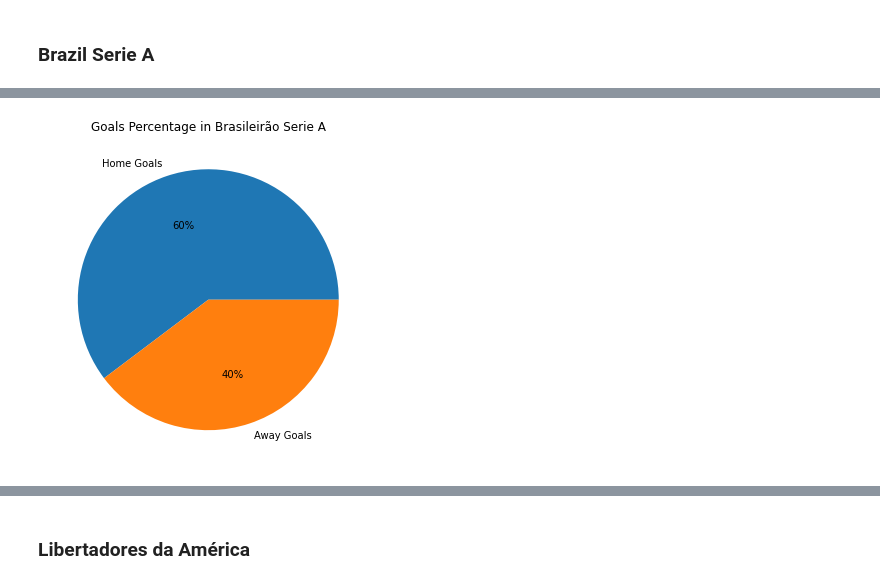
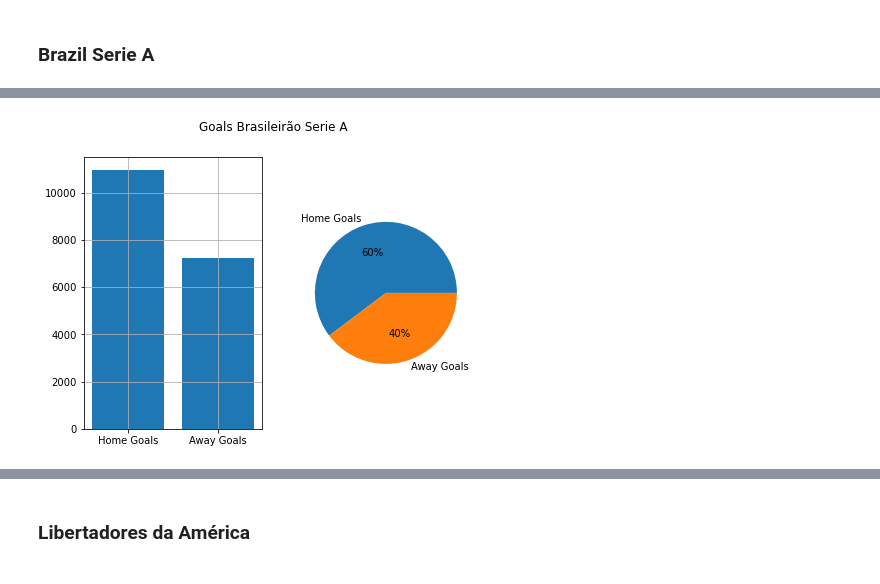
Before and after one commit to IsraelFPM/FootBall-EDA, a Jupyter notebook: GoalsAnalyse.ipynb, the cells around one changed output, grey strips where cells are left out. Drawn from its saved outputs; the diff is of its cells as text; code cells hidden in the pictures.

Commit message:
Adding Barplot and Updating Plots

```diff
--- a/GoalsAnalyse.ipynb
+++ b/GoalsAnalyse.ipynb
@@ -35,7 +36,7 @@ def RegressaoLinear(X, Y):
 Besides Brazilian Champioship and Europe games, all the data sets are from
 www.fbref.com
 # %%
-df_Games_Brasil = pd.read_csv("SerieA.csv", index_col="Unnamed: 0")
+df_Games_Brasil = pd.read_csv("SerieA.csv",sep = ';', index_col="Unnamed: 0")
 df_Copa_Brasil = pd.read_csv("Kaggle/CopaBrasil.csv", sep=";", index_col="Unnamed: 0")
 df_Libertadores = pd.read_csv(
     "Kaggle/Libertadores.csv", sep=";", index_col="Unnamed: 0"
@@ -66,3 +67,6 @@ df_Games_Brasil.head()
 | 4 | 2003 | 2003-03-30 | 09:00 | 1 | Estádio Beira-Rio | NaN | NaN | NaN | Internacional | Ponte Preta | ... |
 5 rows × 36 columns
 [interactive output not drawn]
+# %%
+goals_brazillian_seriA = df_Games_Brasil[['season','home_goal','away_goal']].dropna()
+goals_brazillian_seriA.head()
@@ -69,10 +81,14 @@ df_Games_Brasil.head()
 # %%
-Goals = df_Games_Brasil[["home_goal", "away_goal"]]
 label = ["Home Goals", "Away Goals"]
-fig = plt.figure(figsize=(6, 6))
-plt.title("Goals Percentage in Brasileirão Serie A")
-plt.pie(Goals.sum().values, labels=label, autopct="%.0f%%")
+fig, ax  = plt.subplots(1,2,figsize=(7, 5))
+
+fig.suptitle("Goals Brasileirão Serie A")
+
+ax[0].grid()
+ax[0].bar(label,goals_brazillian_seriA[['home_goal','away_goal']].sum().values)
+
+ax[1].pie(goals_brazillian_seriA[['home_goal','away_goal']].sum().values, labels=label, autopct="%.0f%%")
 plt.show()
 # %% [output]
-[figure, old version]
+[figure, new version]
 [interactive output not drawn]
```
Also changed, not shown: parts of 44 cells of this notebook.
